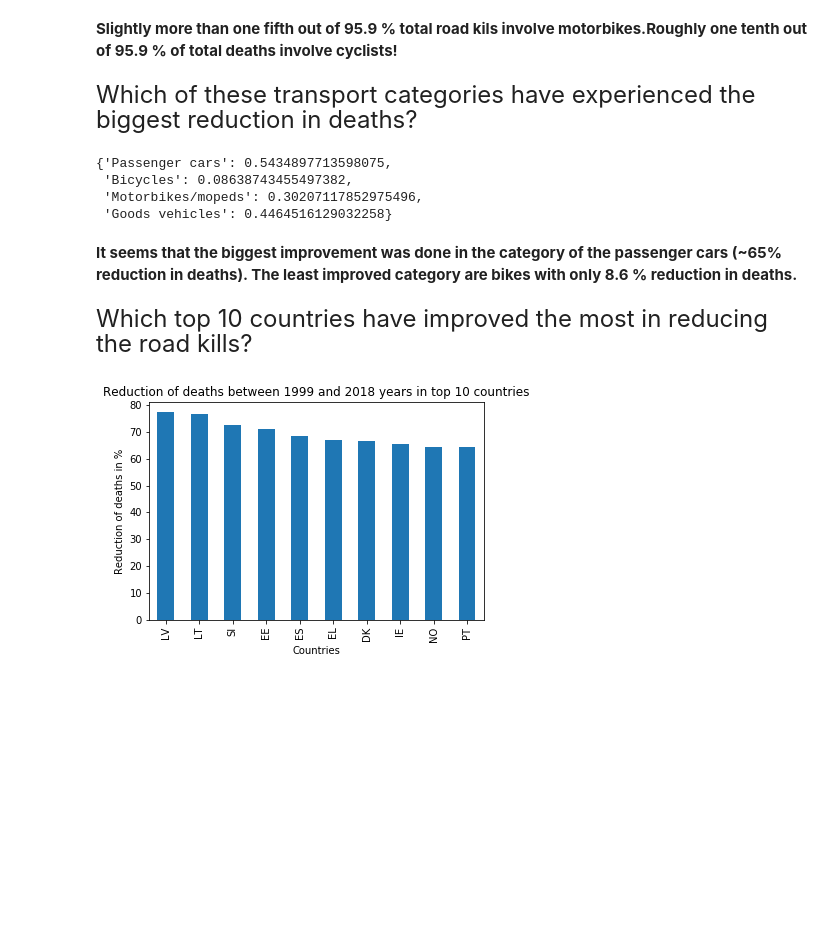
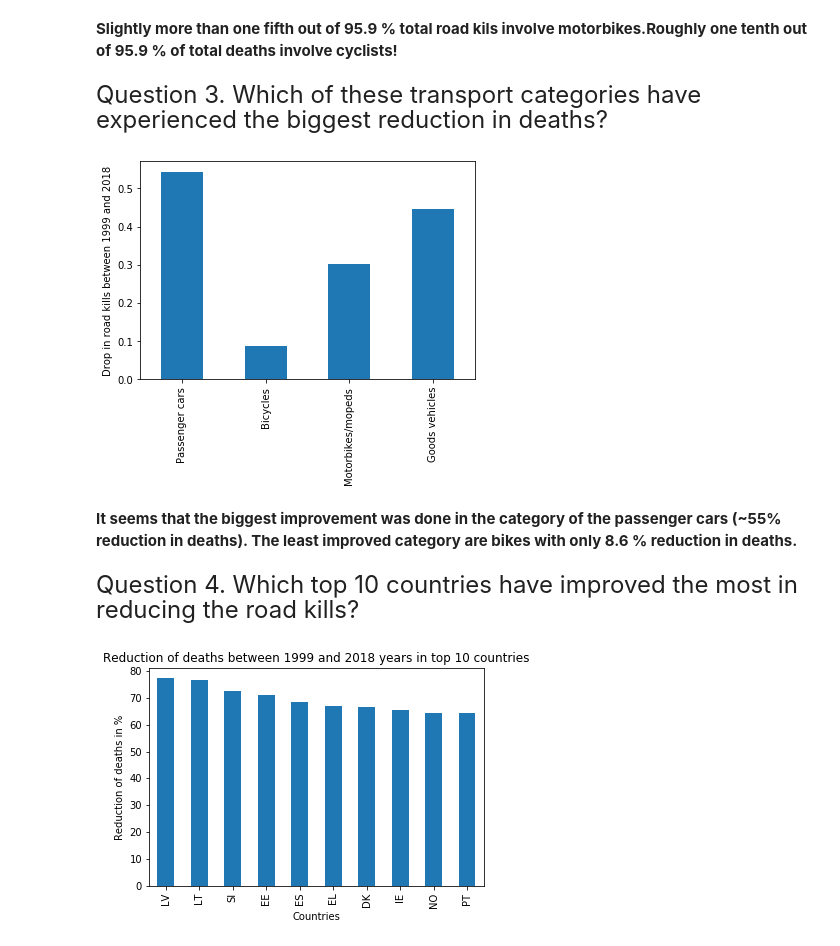
Before and after one commit to ADucinskas/UDACITY-EU-road-kills, a Jupyter notebook: EU-road-kills .ipynb, the cells around one changed output. Saved outputs shown, nothing was run; the diff lists cells and outputs as text; code cells hidden in the pictures; blank space fills up the shorter version.

```diff
--- a/EU-road-kills .ipynb
+++ b/EU-road-kills .ipynb
@@ -14,0 +51,6 @@ data=data[data.columns[1:]].astype('float64')
+# %%
+# remove d's from dataframe
+data=df.replace(': ',np.NaN)
+data=data.replace(' d','',regex=True)
+data=data[data.columns[1:]].astype('float64')
+data.dtypes
@@ -54,0 +133,2 @@ It seems that data collection **improved** over time. Now let's take a look at t
+# %%
+data.fillna(value=0,inplace=True)
@@ -131,41 +221,44 @@ plt.show()
 # %% [markdown]
 **Slightly more than one fifth out of 95.9 % total road kils involve motorbikes.Roughly one tenth out of 95.9 % of total deaths involve cyclists!**
 # %% [markdown]
-<font size="5">Which of these transport categories have experienced the biggest reduction in deaths?</font>
+<font size="5">Question 3. Which of these transport categories have experienced the biggest reduction in deaths?</font>
 # %%
-#How much are deaths reduced for each category?
+
 def reduction (data,start,finish):
-    #create an dictionary with 4 keys
-    empty_dict={'Passenger cars':0,'Bicycles':0,'Motorbikes/mopeds':0,'Goods vehicles':0}
-    #initialize 4 denominators
+    '''
+    INPUT - data: dataframe of original data
+            start: string which indicates the starting year of the period
+            finish: string which indicated the ending year of the period
+    OUTPUT - dictionary of relative reduction between start and finish year per 4 transport categories
+
+    '''
+    final_dict={'Passenger cars':0,'Bicycles':0,'Motorbikes/mopeds':0,'Goods vehicles':0}
     dn1,dn2,dn3,dn4=0,0,0,0
     for item in data.index:
         if item == 'CAR':
-            empty_dict['Passenger cars']=data[start][item]-data[finish][item]
+            final_dict['Passenger cars']=data[start][item]-data[finish][item]
             dn1+=data[start][item]
         elif item == 'BIKE':
-            empty_dict['Bicycles']=data[start][item]-data[finish][item]
+            final_dict['Bicycles']=data[start][item]-data[finish][item]
             dn2+=data[start][item]
         elif item in ['VG_LE3P5','VG_GT3P5']:
-            empty_dict['Goods vehicles']+=data[start][item]-data[finish][item]
+            final_dict['Goods vehicles']+=data[start][item]-data[finish][item]
             dn3+=data[start][item]
         else:
-            empty_dict['Motorbikes/mopeds']+=data[start][item]-data[finish][item]
+            final_dict['Motorbikes/mopeds']+=data[start][item]-data[finish][item]
             dn4+=data[start][item]
-    #calculate the relative reduction by dividing absolute decrease by deaths of particular category in 1999
-    empty_dict['Passenger cars']=empty_dict['Passenger cars']/dn1
-    empty_dict['Bicycles']=empty_dict['Bicycles']/dn2
-    empty_dict['Goods vehicles']=empty_dict['Goods vehicles']/dn3
-    empty_dict['Motorbikes/mopeds']=empty_dict['Motorbikes/mopeds']/dn4
-    return empty_dict
-reduction(v_type,'1999','2018')
+    final_dict['Passenger cars']=final_dict['Passenger cars']/dn1
+    final_dict['Bicycles']=final_dict['Bicycles']/dn2
+    final_dict['Goods vehicles']=final_dict['Goods vehicles']/dn3
+    final_dict['Motorbikes/mopeds']=final_dict['Motorbikes/mopeds']/dn4
+    return final_dict
+pd.Series(reduction(v_type,'1999','2018')).plot.bar()
+plt.ylabel('Drop in road kills between 1999 and 2018')
+plt.show()
 # %% [output]
-{'Passenger cars': 0.5434897713598075,
- 'Bicycles': 0.08638743455497382,
- 'Motorbikes/mopeds': 0.30207117852975496,
- 'Goods vehicles': 0.4464516129032258}
+[figure, added]
 # %% [markdown]
-**It seems that the biggest improvement was done in the category of the passenger cars (~65% reduction in deaths). The least improved category are bikes with only 8.6 % reduction in deaths.**
+**It seems that the biggest improvement was done in the category of the passenger cars (~55% reduction in deaths). The least improved category are bikes with only 8.6 % reduction in deaths.**
 # %% [markdown]
-<font size="5">Which top 10 countries have improved the most in reducing the road kills?<font>
+<font size="5">Question 4. Which top 10 countries have improved the most in reducing the road kills?<font>
 # %%
```
Also changed, not shown: parts of 25 cells of this notebook.
